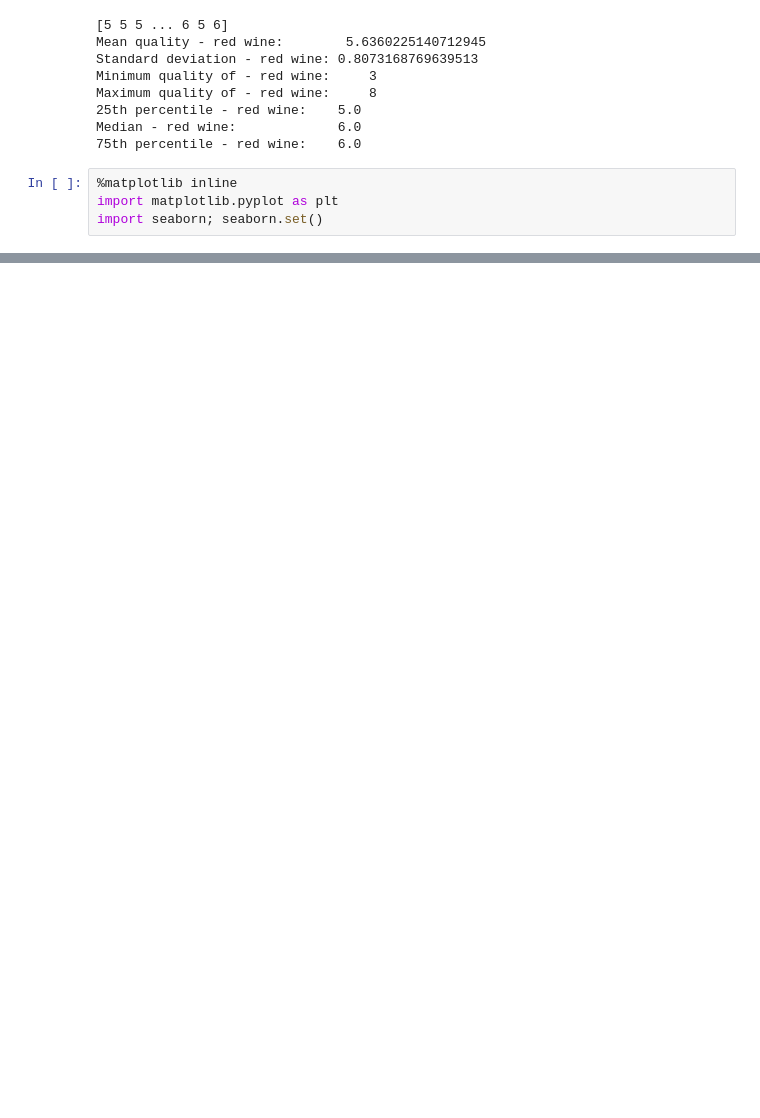
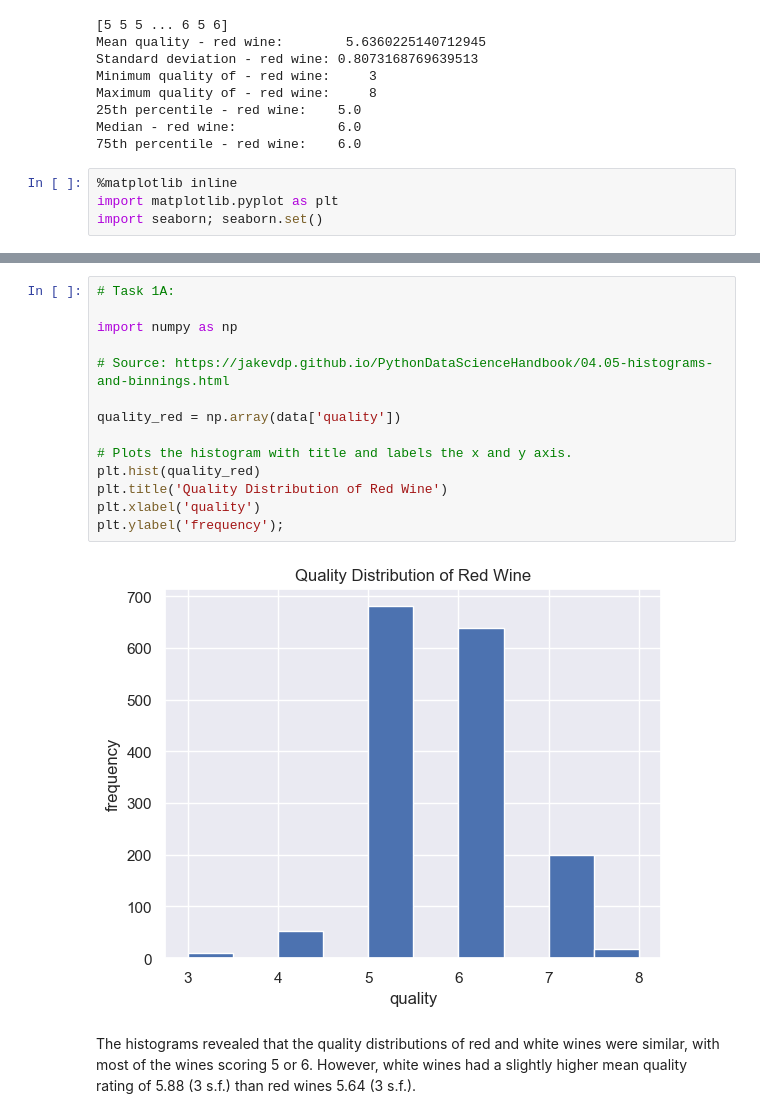
Before and after one commit to dayyanmirza/CSC2034DataScienceProject, a Jupyter notebook: CSC2034DataScienceProject.ipynb, the cells around one changed output, grey strips where cells are left out. Saved outputs shown, nothing was run; the diff lists cells and outputs as text; blank space fills up the shorter version.

```diff
--- a/CSC2034DataScienceProject.ipynb
+++ b/CSC2034DataScienceProject.ipynb
@@ -752,0 +136,18 @@ R-squared: 0.2597673129790167
+# %%
+# Task 1A:
+
+import numpy as np
+
+# Source: https://jakevdp.github.io/PythonDataScienceHandbook/04.05-histograms-and-binnings.html
+
+quality_red = np.array(data['quality'])
+
+# Plots the histogram with title and labels the x and y axis.
+plt.hist(quality_red)
+plt.title('Quality Distribution of Red Wine')
+plt.xlabel('quality')
+plt.ylabel('frequency');
+# %% [output]
+[figure, added]
+# %% [markdown]
+The histograms revealed that the quality distributions of red and white wines were similar, with most of the wines scoring 5 or 6. However, white wines had a slightly higher mean quality rating of 5.88 (3 s.f.) than red wines 5.64 (3 s.f.).
```
Also changed, not shown: parts of 54 cells of this notebook, 3 other files.
